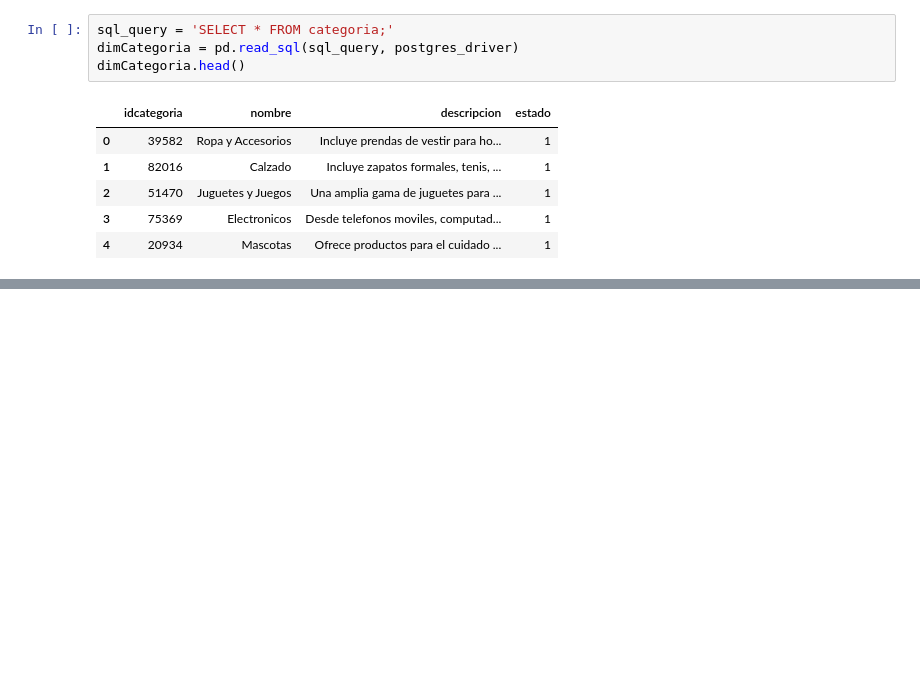
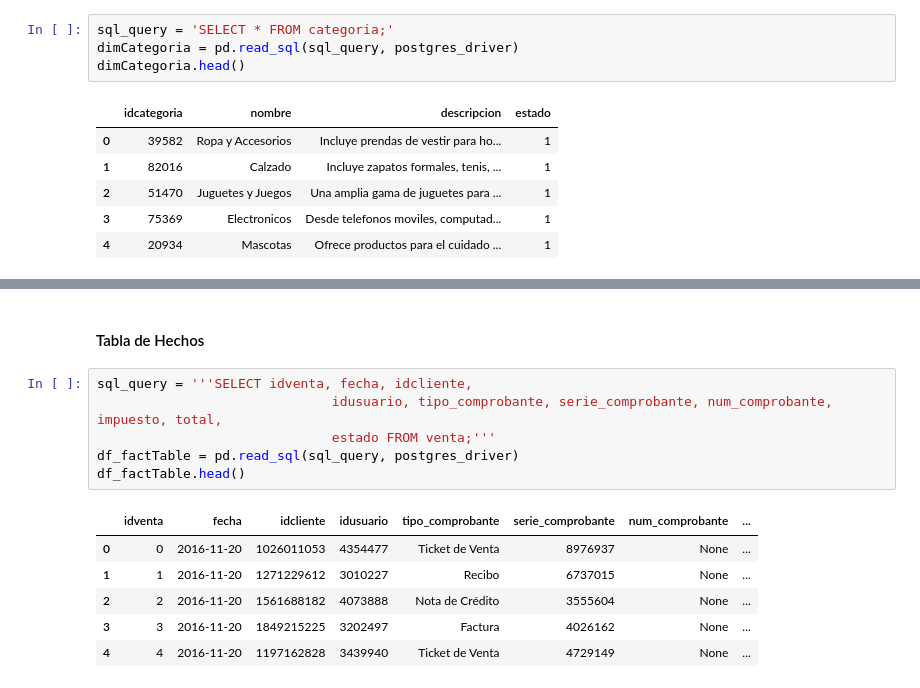
Before and after one commit to luistunag/Proyecto_Final, a Jupyter notebook: Data_Warehouse.ipynb, the cells around one changed output, grey strips where cells are left out. Saved outputs shown, nothing was run; the diff lists cells and outputs as text; blank space fills up the shorter version.

```diff
--- a/Data_Warehouse.ipynb
+++ b/Data_Warehouse.ipynb
@@ -357,0 +399,15 @@ dimCategoria.head()
+# %% [markdown]
+#### Tabla de Hechos
+# %%
+sql_query = '''SELECT idventa, fecha, idcliente,
+                              idusuario, tipo_comprobante, serie_comprobante, num_comprobante, impuesto, total,
+                              estado FROM venta;'''
+df_factTable = pd.read_sql(sql_query, postgres_driver)
+df_factTable.head()
+# %% [output]
+|  | idventa | fecha | idcliente | idusuario | tipo_comprobante | serie_comprobante | num_comprobante | ... |
+| 0 | 0 | 2016-11-20 | 1026011053 | 4354477 | Ticket de Venta | 8976937 | None | ... |
+| 1 | 1 | 2016-11-20 | 1271229612 | 3010227 | Recibo | 6737015 | None | ... |
+| 2 | 2 | 2016-11-20 | 1561688182 | 4073888 | Nota de Crédito | 3555604 | None | ... |
+| 3 | 3 | 2016-11-20 | 1849215225 | 3202497 | Factura | 4026162 | None | ... |
+| 4 | 4 | 2016-11-20 | 1197162828 | 3439940 | Ticket de Venta | 4729149 | None | ... |
```
Also changed, not shown: parts of 4 cells of this notebook.
